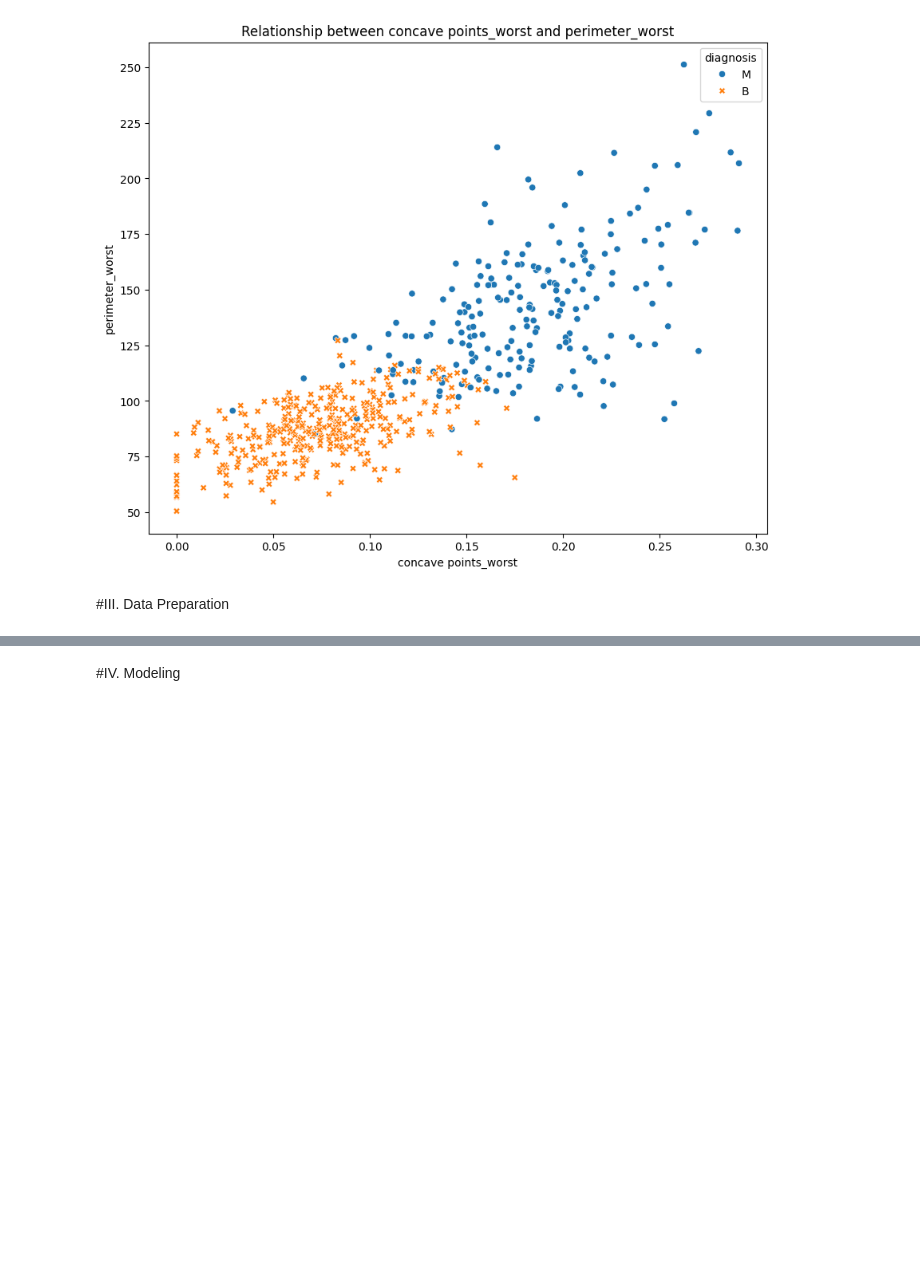
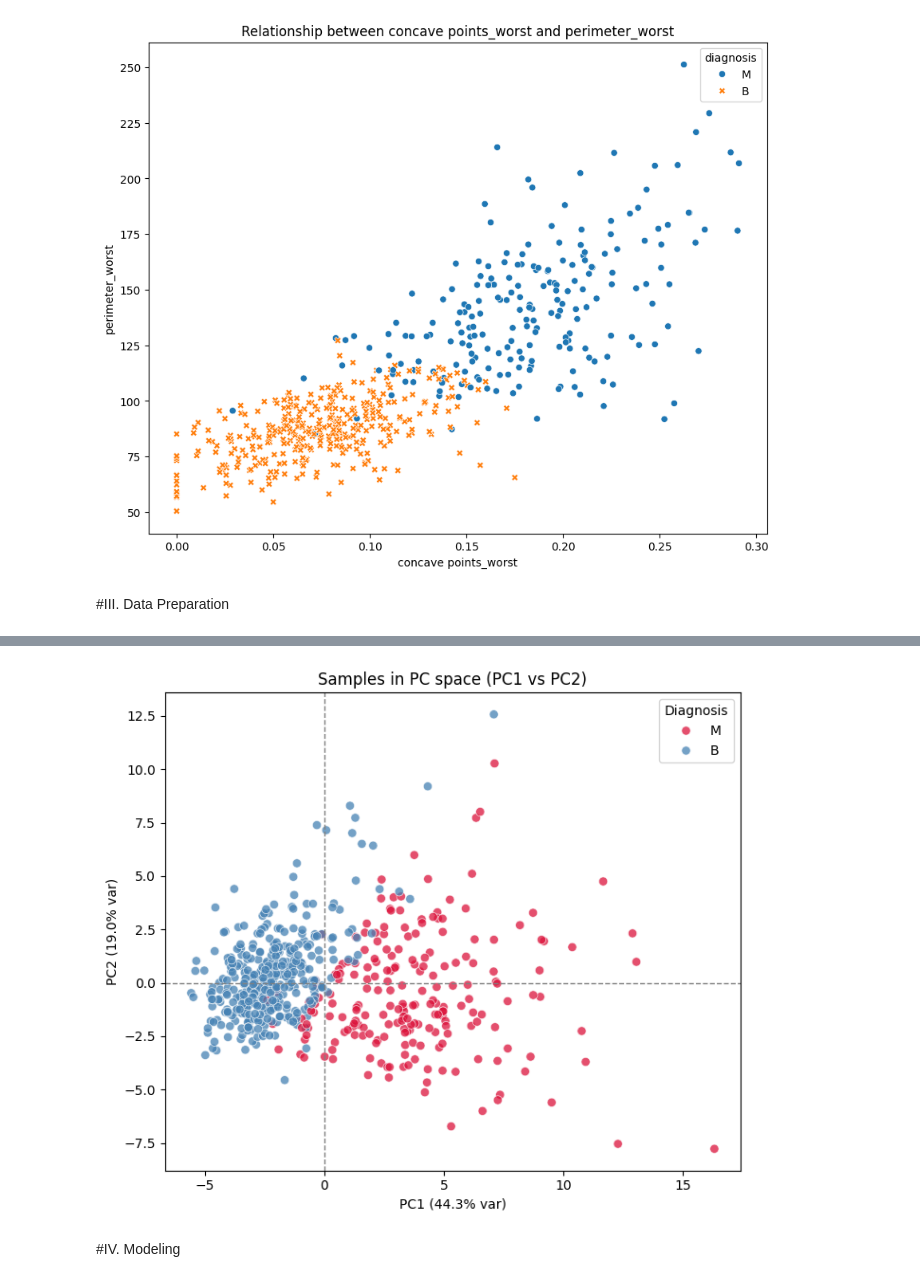
Before and after one commit to eyaguirat10/CoWin-Breast-Cancer-Detection, a Jupyter notebook: Eya_Guirat_Breast_Cancer_Detection.ipynb, the cells around one changed output, grey strips where cells are left out. Saved outputs shown, nothing was run; the diff lists cells and outputs as text; code cells hidden in the pictures; blank space fills up the shorter version.

```diff
--- a/Eya_Guirat_Breast_Cancer_Detection.ipynb
+++ b/Eya_Guirat_Breast_Cancer_Detection.ipynb
@@ -356,3 +424,21 @@ plt.show()
+# %%
+plt.figure(figsize=(7, 6))
+sns.scatterplot(
+    data=scores_df, x="PC1", y="PC2",
+    hue="diagnosis",
+    palette={"M": "crimson", "B": "steelblue"},
+    alpha=0.75, edgecolor="white", s=45
+)
+plt.axhline(0, color="grey", ls="--", lw=1)
+plt.axvline(0, color="grey", ls="--", lw=1)
+plt.xlabel(f"PC1 ({pca.explained_variance_ratio_[0]*100:.1f}% var)")
+plt.ylabel(f"PC2 ({pca.explained_variance_ratio_[1]*100:.1f}% var)")
+plt.title("Samples in PC space (PC1 vs PC2)")
+plt.legend(title="Diagnosis")
+plt.tight_layout()
+plt.show()
+# %% [output]
+[figure, added]
 # %% [markdown]
 #IV. Modeling
 # %% [markdown]
```
Also changed, not shown: parts of 11 cells of this notebook.
